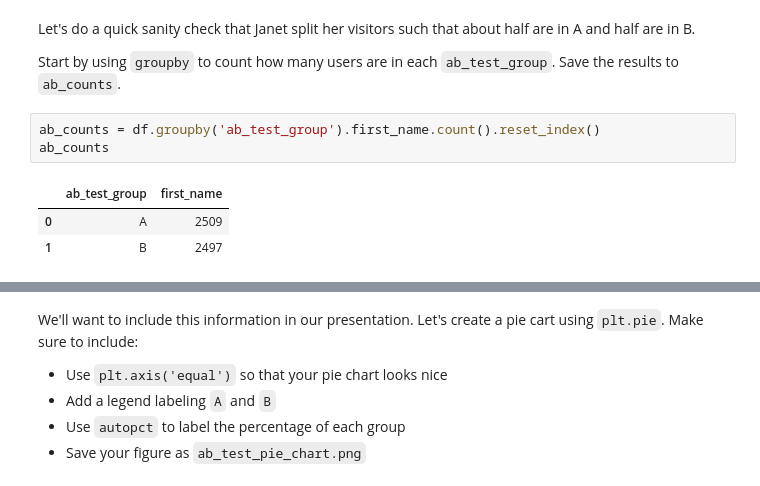
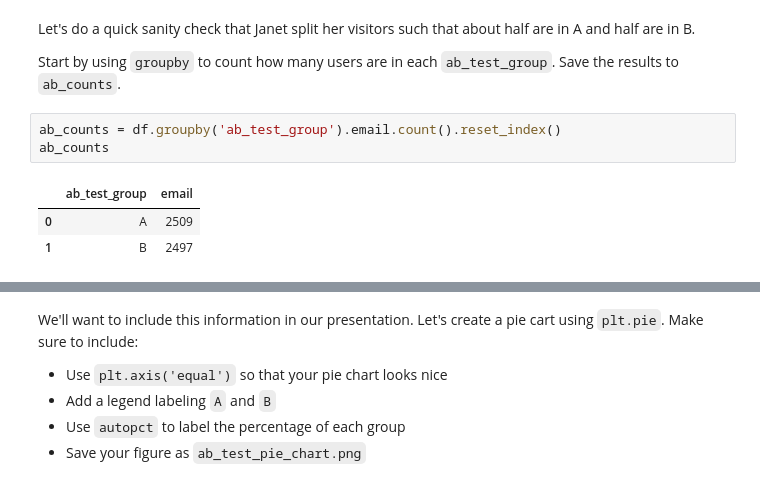
Before and after one commit to carmelhm/musclehub, a Jupyter notebook: input/musclehub.ipynb, the cells around one changed output, grey strips where cells are left out. Cells and saved outputs as stored; diff of their text form.

Commit message:
Fixing issue 1: incorrect values in first chi-square

```diff
--- a/input/musclehub.ipynb
+++ b/input/musclehub.ipynb
@@ -158,9 +158,9 @@ Let's do a quick sanity check that Janet split her visitors such that about half
 
 Start by using `groupby` to count how many users are in each `ab_test_group`.  Save the results to `ab_counts`.
 # %%
-ab_counts = df.groupby('ab_test_group').first_name.count().reset_index()
+ab_counts = df.groupby('ab_test_group').email.count().reset_index()
 ab_counts
 # %% [output]
-|  | ab_test_group | first_name |
+|  | ab_test_group | email |
 | 0 | A | 2509 |
 | 1 | B | 2497 |
```
Also changed, not shown: parts of 9 cells of this notebook, 1 other file.
